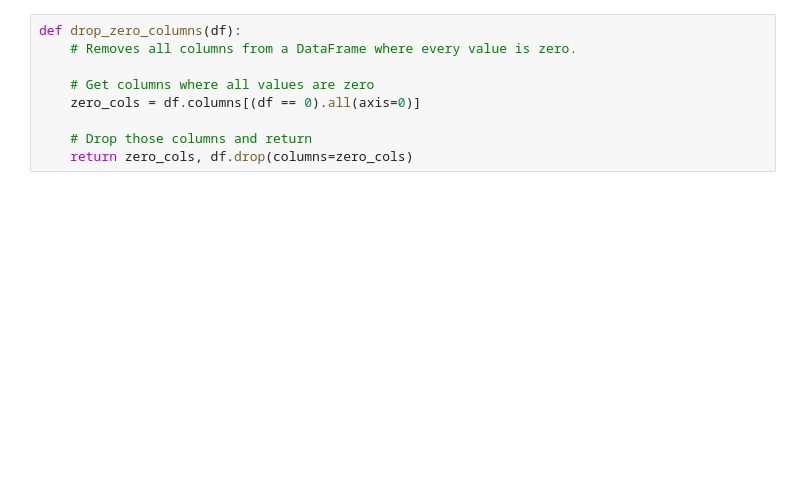
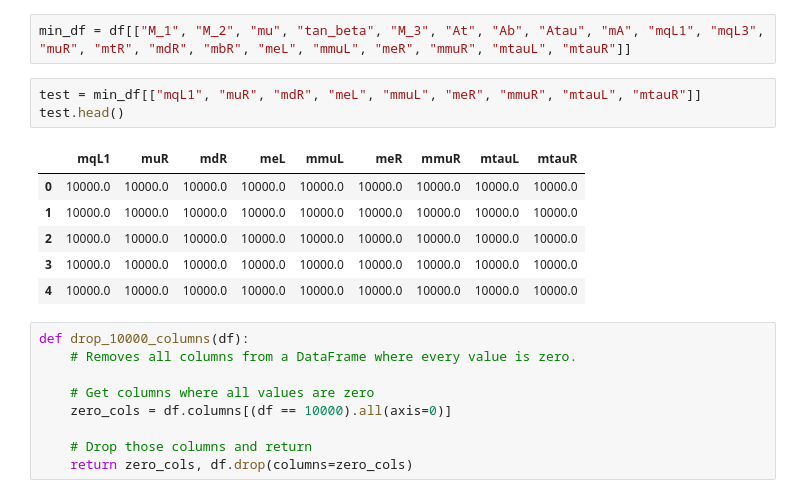
Before and after one commit to benvlasto/MPhys-Project, a Jupyter notebook: dark-matter-relic-density-model.ipynb, the cells around one changed output. Saved outputs shown, nothing was run; the diff lists cells and outputs as text; blank space fills up the shorter version.

```diff
--- a/dark-matter-relic-density-model.ipynb
+++ b/dark-matter-relic-density-model.ipynb
@@ -16,9 +28,21 @@ df = pd.read_csv("result_df.csv")
+# %%
+min_df = df[["M_1", "M_2", "mu", "tan_beta", "M_3", "At", "Ab", "Atau", "mA", "mqL1", "mqL3", "muR", "mtR", "mdR", "mbR", "meL", "mmuL", "meR", "mmuR", "mtauL", "mtauR"]]
+# %%
+test = min_df[["mqL1", "muR", "mdR", "meL", "mmuL", "meR", "mmuR", "mtauL", "mtauR"]]
+test.head()
+# %% [output]
+|  | mqL1 | muR | mdR | meL | mmuL | meR | mmuR | mtauL | mtauR |
+| 0 | 10000.0 | 10000.0 | 10000.0 | 10000.0 | 10000.0 | 10000.0 | 10000.0 | 10000.0 | 10000.0 |
+| 1 | 10000.0 | 10000.0 | 10000.0 | 10000.0 | 10000.0 | 10000.0 | 10000.0 | 10000.0 | 10000.0 |
+| 2 | 10000.0 | 10000.0 | 10000.0 | 10000.0 | 10000.0 | 10000.0 | 10000.0 | 10000.0 | 10000.0 |
+| 3 | 10000.0 | 10000.0 | 10000.0 | 10000.0 | 10000.0 | 10000.0 | 10000.0 | 10000.0 | 10000.0 |
+| 4 | 10000.0 | 10000.0 | 10000.0 | 10000.0 | 10000.0 | 10000.0 | 10000.0 | 10000.0 | 10000.0 |
 # %%
-def drop_zero_columns(df):
+def drop_10000_columns(df):
     # Removes all columns from a DataFrame where every value is zero.
 
     # Get columns where all values are zero
-    zero_cols = df.columns[(df == 0).all(axis=0)]
+    zero_cols = df.columns[(df == 10000).all(axis=0)]
 
     # Drop those columns and return
     return zero_cols, df.drop(columns=zero_cols)
```
Also changed, not shown: parts of 8 cells of this notebook, 2 other files.
